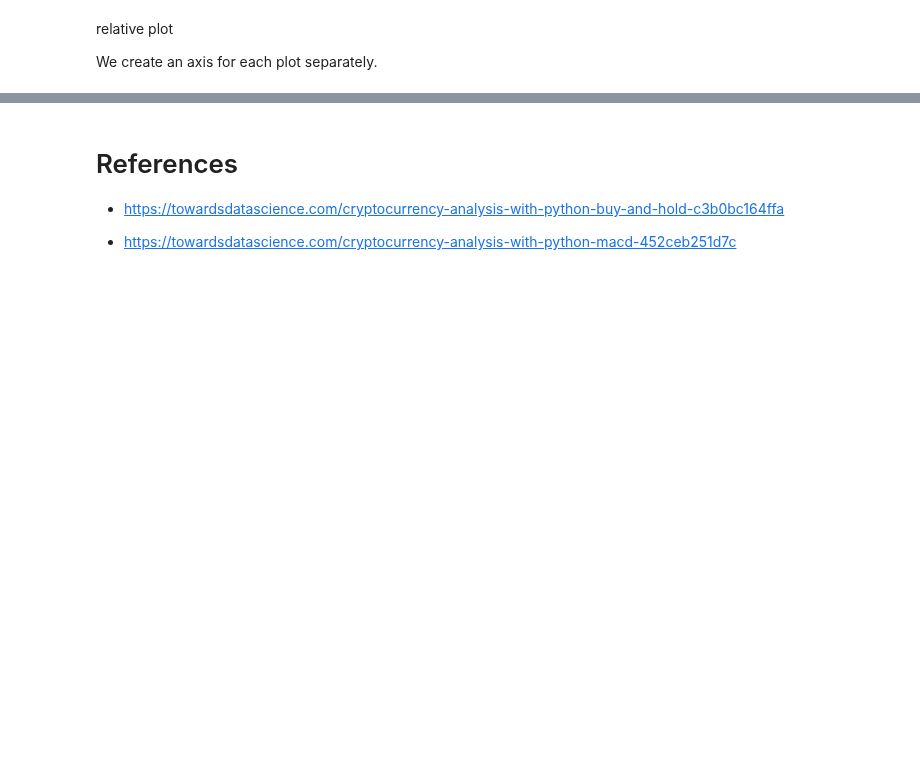
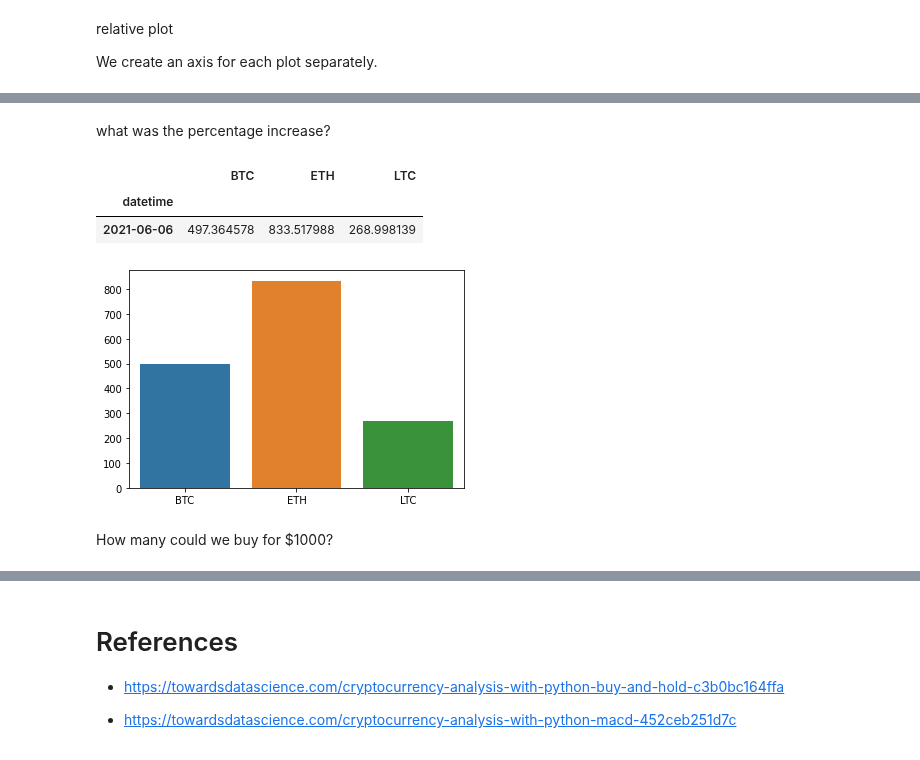
Before and after one commit to mblackstock/ds1-analytics, a Jupyter notebook: crypto_data_api.ipynb, the cells around one changed output, grey strips where cells are left out. Saved outputs shown, nothing was run; the diff lists cells and outputs as text; code cells hidden in the pictures; blank space fills up the shorter version.

```diff
--- a/crypto_data_api.ipynb
+++ b/crypto_data_api.ipynb
@@ -150,0 +190,13 @@ ax2.legend([ax1.get_lines()[0],
+# %% [markdown]
+what was the percentage increase?
+# %%
+df_perc = df_return.tail(1) * 100
+ax = sns.barplot(data=df_perc)
+df_perc
+# %% [output]
+|  | BTC | ETH | LTC |
+| datetime |  |  |  |
+| 2021-06-06 | 497.364578 | 833.517988 | 268.998139 |
+[figure, added]
+# %% [markdown]
+How many could we buy for $1000?
```
Also changed, not shown: parts of 18 cells of this notebook.
